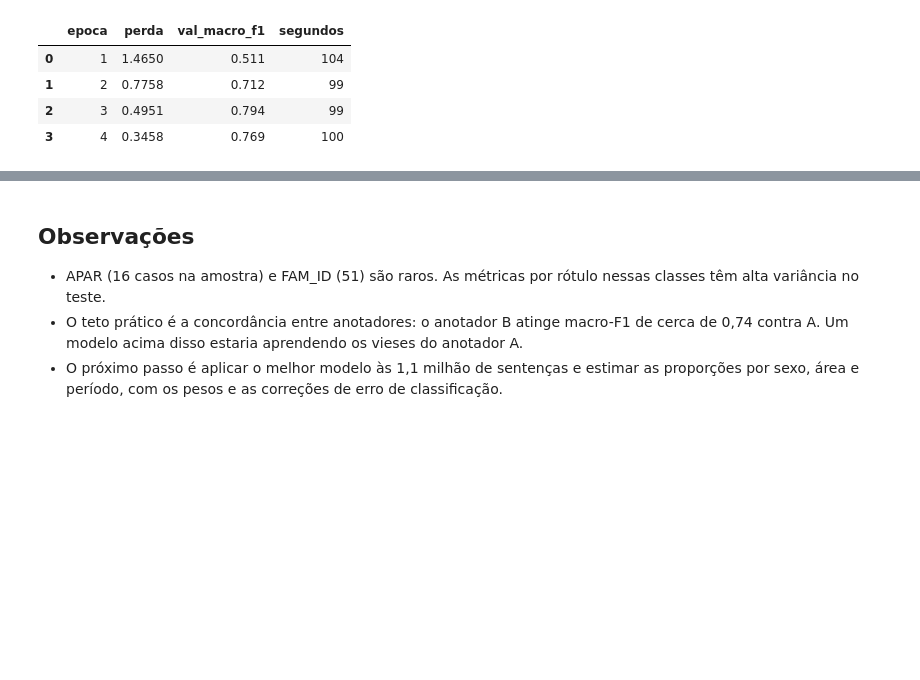
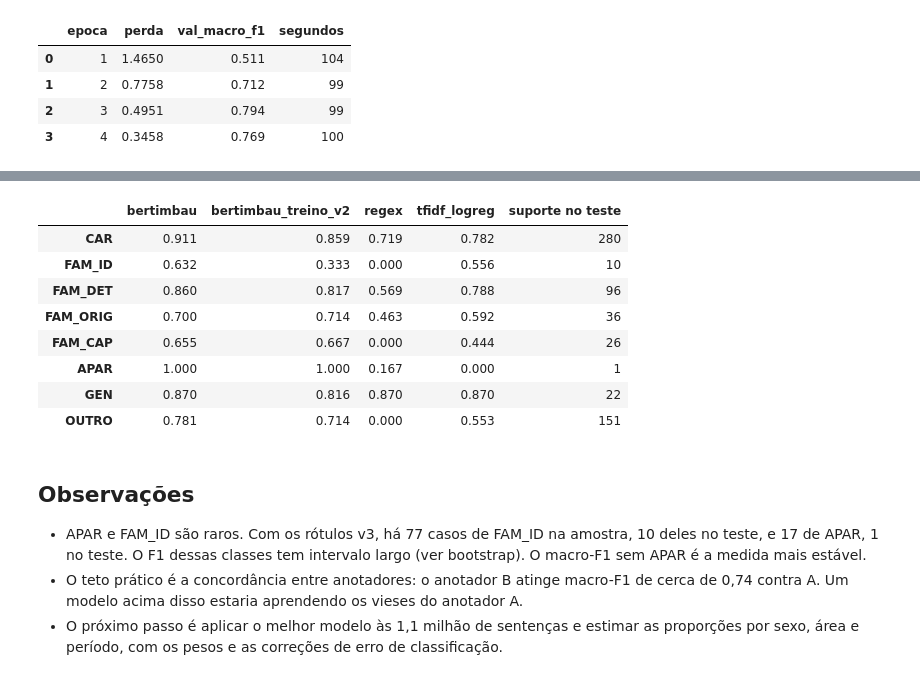
Before and after one commit to amycardoso/biografadas, a Jupyter notebook: notebooks/03_classificador.ipynb, the cells around one changed output, grey strips where cells are left out. Saved outputs shown, nothing was run; the diff lists cells and outputs as text; code cells hidden in the pictures; blank space fills up the shorter version.

```diff
--- a/notebooks/03_classificador.ipynb
+++ b/notebooks/03_classificador.ipynb
@@ -125,0 +134,7 @@ neuralmind/bert-base-portuguese-cased mps {'max_len': 128, 'batch': 16, 'epocas'
+# %%
+m3 = json.load(open(LAB + 'metricas_v3.json'))
+c3 = json.load(open(LAB + 'concordancia_v3.json'))
+print(f"κ A×B: v1 {c3['kappa_v1_piloto']} → v2 {c3['kappa_v2']} → v3 {c3['kappa']} (n={c3['n']})")
+t = pd.DataFrame({m: {'macro-F1': v['macro_f1'], 'κ vs A': v['kappa'], 'F1 FAM_ID': v['f1_por_rotulo']['FAM_ID']} for m, v in m3['modelos'].items()}).T
+bs = pd.DataFrame(m3['bootstrap']).T
+t.join(bs)
@@ -126,6 +148,20 @@ neuralmind/bert-base-portuguese-cased mps {'max_len': 128, 'batch': 16, 'epocas'
+# %%
+f1v3 = pd.DataFrame({m: v['f1_por_rotulo'] for m, v in m3['modelos'].items()})
+f1v3['suporte no teste'] = pd.Series(m3['modelos']['bertimbau']['suporte'])
+f1v3
+# %% [output]
+|  | bertimbau | bertimbau_treino_v2 | regex | tfidf_logreg | suporte no teste |
+| CAR | 0.911 | 0.859 | 0.719 | 0.782 | 280 |
+| FAM_ID | 0.632 | 0.333 | 0.000 | 0.556 | 10 |
+| FAM_DET | 0.860 | 0.817 | 0.569 | 0.788 | 96 |
+| FAM_ORIG | 0.700 | 0.714 | 0.463 | 0.592 | 36 |
+| FAM_CAP | 0.655 | 0.667 | 0.000 | 0.444 | 26 |
+| APAR | 1.000 | 1.000 | 0.167 | 0.000 | 1 |
+| GEN | 0.870 | 0.816 | 0.870 | 0.870 | 22 |
+| OUTRO | 0.781 | 0.714 | 0.000 | 0.553 | 151 |
 # %% [markdown]
 ## Observações
 
-- APAR (16 casos na amostra) e FAM_ID (51) são raros. As métricas por rótulo nessas classes têm alta variância no teste.
+- APAR e FAM_ID são raros. Com os rótulos v3, há 77 casos de FAM_ID na amostra, 10 deles no teste, e 17 de APAR, 1 no teste. O F1 dessas classes tem intervalo largo (ver bootstrap). O macro-F1 sem APAR é a medida mais estável.
 - O teto prático é a concordância entre anotadores: o anotador B atinge macro-F1 de cerca de 0,74 contra A. Um modelo acima disso estaria aprendendo os vieses do anotador A.
 - O próximo passo é aplicar o melhor modelo às 1,1 milhão de sentenças e estimar as proporções por sexo, área e período, com os pesos e as correções de erro de classificação.
```
Also changed, not shown: parts of 2 cells of this notebook, 42 other files.
